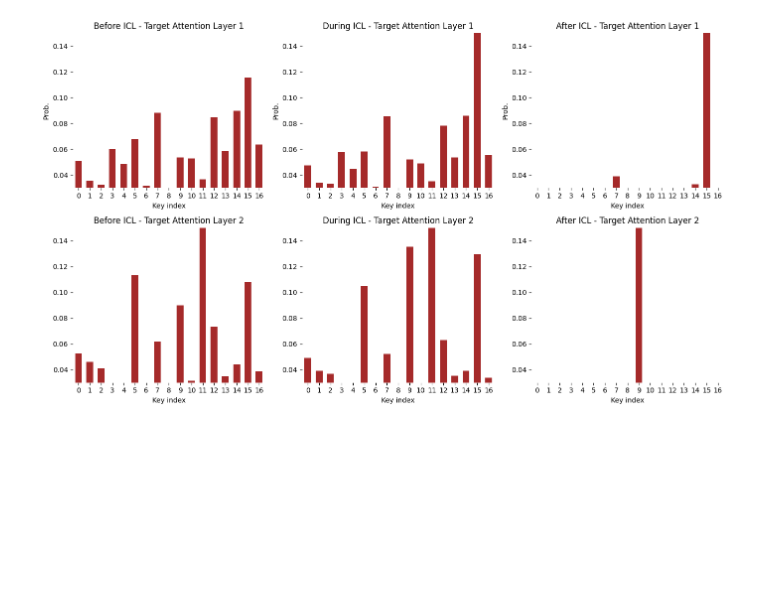
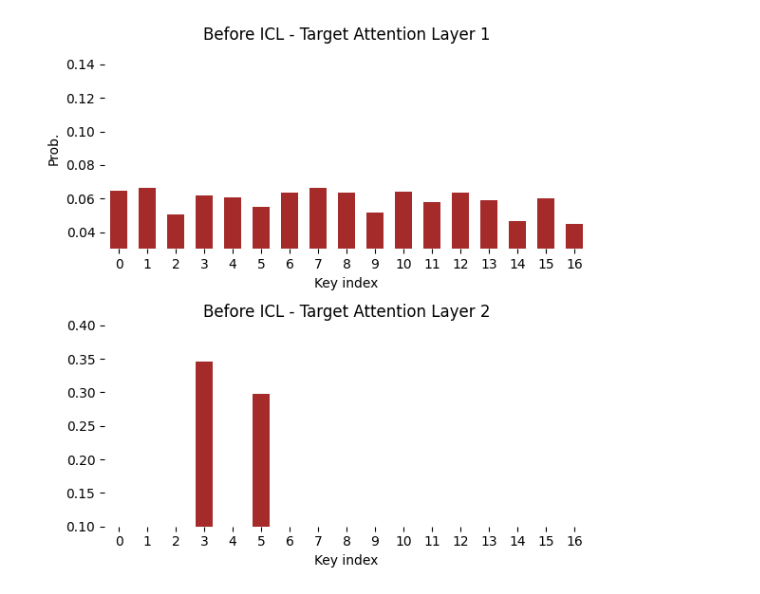
Before and after one commit to YiranHuangIrene/ICL, a Jupyter notebook: visualize.ipynb, the cells around one changed output. Saved outputs shown, nothing was run; the diff lists cells and outputs as text; code cells hidden in the pictures; blank space fills up the shorter version.

```diff
--- a/visualize.ipynb
+++ b/visualize.ipynb
@@ -16,0 +76,3 @@ params_after_ICL = np.load(folder + '/params00050000.npz')
+# %%
+ckpt_path = f"{prefix}/ckpt_140000.pt"
+model.load_state_dict(torch.load(ckpt_path, weights_only=True))
@@ -118,0 +211,3 @@ plt.show()
+# %%
+ckpt_path = f"{prefix}/ckpt_290000.pt"
+model.load_state_dict(torch.load(ckpt_path, weights_only=True))
@@ -118,0 +216,6 @@ plt.show()
+# %%
+# Sample a random item-label pair
+from dataset import get_mus_label_class, generate_input_seqs
+mus_label, mus_class, labels_class = get_mus_label_class(K,L,D)
+test_inputs_ic, test_labels_ic, label_sequences =  generate_input_seqs(mus_label,mus_class,labels_class,N,1, Nmax,eps = eps, P = P, B = B, p_B = 1, p_C = 1, seq_labels=True,rope=rope)
+print(label_sequences)
@@ -118,0 +224,7 @@ plt.show()
+# %%
+# Get attention weights
+model.eval()
+with torch.no_grad():
+    outputs, attn_weights = model(test_inputs_ic, output_attn_weights=True)
+prediction = np.argmax(outputs, axis=1)
+print(prediction)
@@ -119,56 +274,36 @@ plt.show()
 # %%
+
 def plot_attention_distributions(attn_1, attn_2, axes, title_prefix):
-    attn_1_T = attn_1[0].T
-    attn_2_T = attn_2[0].T
+    data1 = attn_1
+    data2 = attn_2
 
-    data1 = attn_1_T[-1]
-    data2 = attn_2_T[-1]
-
+    # Layer 1
     axes[0].bar(range(len(data1)), data1, color='brown', width=0.6)
     axes[0].set_xlabel("Key index")
     axes[0].set_ylabel("Prob.")
     axes[0].set_xticks(range(len(data1)))
     axes[0].set_xticklabels(range(len(data1)))
     axes[0].set_ylim(0.03, 0.15)
     axes[0].set_xlim(-0.5, len(data1) - 0.5)
     axes[0].set_title(f"{title_prefix} - Target Attention Layer 1")
     for spine in axes[0].spines.values():
         spine.set_visible(False)
 
+    # Layer 2
     axes[1].bar(range(len(data2)), data2, color='brown', width=0.6)
     axes[1].set_xlabel("Key index")
     axes[1].set_xticks(range(len(data2)))
     axes[1].set_xticklabels(range(len(data2)))
-    axes[1].set_ylim(0.03, 0.15)
+    axes[1].set_ylim(0.1, 0.4)
     axes[1].set_xlim(-0.5, len(data2) - 0.5)
     axes[1].set_title(f"{title_prefix} - Target Attention Layer 2")
     for spine in axes[1].spines.values():
         spine.set_visible(False)
 
-# Create a single figure with six subplots for attention matrices
-fig, axes = plt.subplots(2, 3, figsize=(14, 8))
-axes = axes.T  # Transpose the axes to have two columns
-
-# Before ICL
-q1, k1, v1, q2, k2, v2 = params_before_ICL['arr_0'], params_before_ICL['arr_1'], params_before_ICL['arr_2'], params_before_ICL['arr_3'], params_before_ICL['arr_4'], params_before_ICL['arr_5']
-params = np.array([[q1, k1, v1], [q2, k2, v2]])
-attn_1, attn_2 = get_attention(params, test_inputs_ic)
-plot_attention_distributions(attn_1, attn_2, axes[0], "Before ICL")
-
-# During ICL
-q1, k1, v1, q2, k2, v2 = params_during_ICL['arr_0'], params_during_ICL['arr_1'], params_during_ICL['arr_2'], params_during_ICL['arr_3'], params_during_ICL['arr_4'], params_during_ICL['arr_5']
-params = np.array([[q1, k1, v1], [q2, k2, v2]])
-attn_1, attn_2 = get_attention(params, test_inputs_ic)
-plot_attention_distributions(attn_1, attn_2, axes[1], "During ICL")
-
-# After ICL
-q1, k1, v1, q2, k2, v2 = params_after_ICL['arr_0'], params_after_ICL['arr_1'], params_after_ICL['arr_2'], params_after_ICL['arr_3'], params_after_ICL['arr_4'], params_after_ICL['arr_5']
-params = np.array([[q1, k1, v1], [q2, k2, v2]])
-attn_1, attn_2 = get_attention(params, test_inputs_ic)
-plot_attention_distributions(attn_1, attn_2, axes[2], "After ICL")
-
-# Adjust layout and display the figure
+# Create a single column with two subplots
+fig, axes = plt.subplots(2, 1, figsize=(6, 6))  # 2 rows, 1 column
+plot_attention_distributions(attn_1[-1], attn_2[-1], axes, "Before ICL")
 plt.tight_layout()
 plt.show()
 # %% [output]
-[figure, old version]
+[figure, new version]
```
Also changed, not shown: parts of 22 cells of this notebook, 6 other files.
